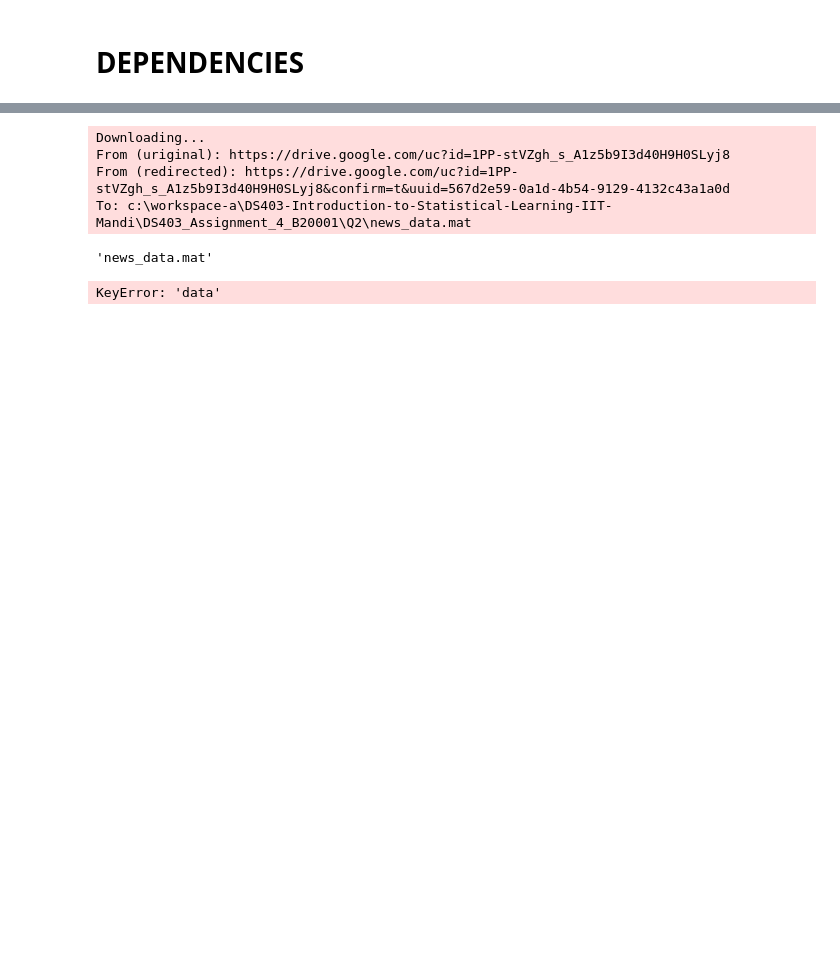
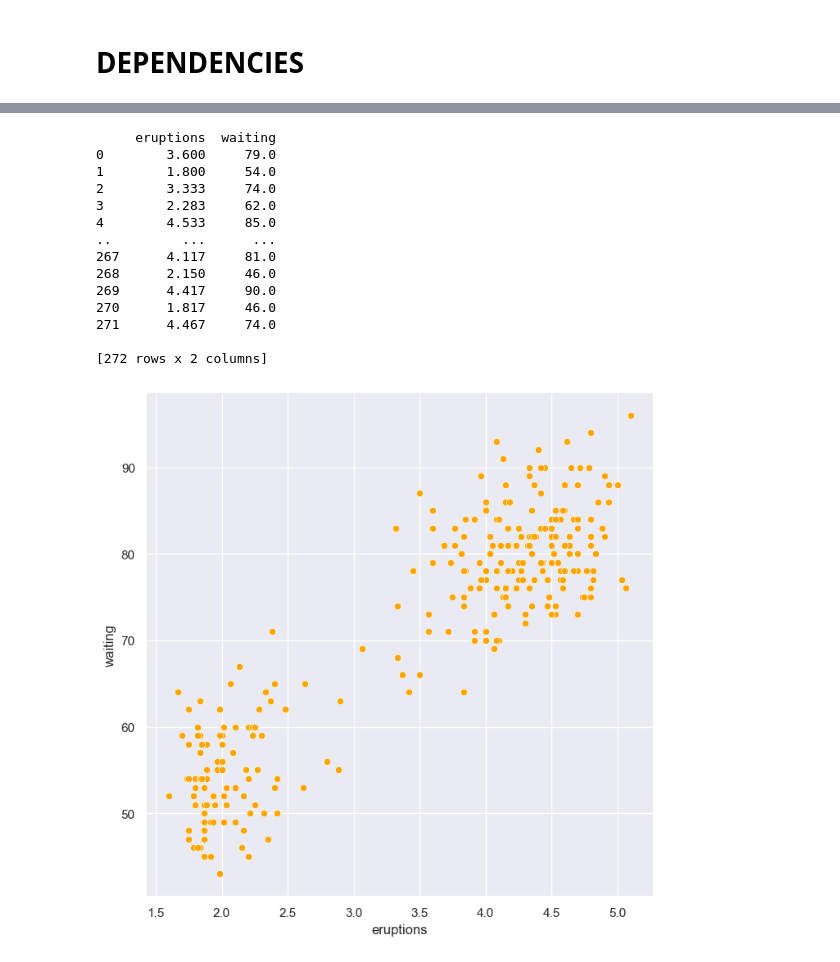
Before and after one commit to adityaprakash-work/DS403-Introduction-to-Statistical-Learning-IIT-Mandi, a Jupyter notebook: DS403_Assignment_4_B20001/Q2/code.ipynb, the cells around one changed output, grey strips where cells are left out. Drawn from its saved outputs; the diff is of its cells as text; code cells hidden in the pictures; blank space fills up the shorter version.

Commit message:
Assignment 4

```diff
--- a/DS403_Assignment_4_B20001/Q2/code.ipynb
+++ b/DS403_Assignment_4_B20001/Q2/code.ipynb
@@ -66,15 +32,0 @@ Data visualization
-# %%
-sns.set(style="darkgrid")
-plt.figure(figsize=(6, 6))
-sns.scatterplot(
-    x="Age",
-    y="EstimatedSalary",
-    hue="Legend",
-    data=sna_data,
-    palette=["red", "green"],
-    s=20,
-)
-
-plt.legend(title="Purchased")
-plt.title("Age vs Estimated Salary")
-plt.show()
@@ -323,31 +33,33 @@ Subset of the "20 Newsgroups" dataset, containing 842 documents for classificati
-# %%
-gdown.download(
-    "https://drive.google.com/uc?id=1PP-stVZgh_s_A1z5b9I3d40H9H0SLyj8",
-    "news_data.mat",
-)
-# %% [output]
-Downloading...
-From (uriginal): https://drive.google.com/uc?id=1PP-stVZgh_s_A1z5b9I3d40H9H0SLyj8
-From (redirected): https://drive.google.com/uc?id=1PP-stVZgh_s_A1z5b9I3d40H9H0SLyj8&confirm=t&uuid=567d2e59-0a1d-4b54-9129-4132c43a1a0d
-To: c:\workspace-a\DS403-Introduction-to-Statistical-Learning-IIT-Mandi\DS403_Assignment_4_B20001\Q2\news_data.mat
-'news_data.mat'
-# %%
-# Convert .mat file to .csv
-import scipy.io as sio
-import numpy as np
-import pandas as pd
-
-mat = sio.loadmat("news_data.mat")
-data = mat["data"]
-labels = mat["labels"]
-vocab = mat["vocab"]
-
-data = pd.DataFrame(data)
-labels = pd.DataFrame(labels)
-vocab = pd.DataFrame(vocab)
-
-# data.to_csv("news_data.csv", index=False)
-# labels.to_csv("news_labels.csv", index=False)
-# vocab.to_csv("news_vocab.csv", index=False)
-# %% [output]
-KeyError: 'data'
+# %%
+# Remove non numeric lines
+with open("geyser.txt", "r") as f:
+    lines = f.readlines()
+    lines = [line for line in lines if line[0].isdigit()]
+    lines = [line.split()[1:] for line in lines]
+    lines = [[float(x) for x in line] for line in lines]
+
+# Convert to Pandas DataFrame
+df = pd.DataFrame(lines, columns=["eruptions", "waiting"])
+print(df)
+
+# Plot
+plt.figure(figsize=(8, 8))
+sns.set_theme(style="darkgrid")
+sns.scatterplot(x="eruptions", y="waiting", data=df, color="orange")
+plt.show()
+# %% [output]
+     eruptions  waiting
+0        3.600     79.0
+1        1.800     54.0
+2        3.333     74.0
+3        2.283     62.0
+4        4.533     85.0
+..         ...      ...
+267      4.117     81.0
+268      2.150     46.0
+269      4.417     90.0
+270      1.817     46.0
+271      4.467     74.0
+
+[272 rows x 2 columns]
+[figure, added]
```
Also changed, not shown: parts of 29 cells of this notebook, 8 other files.
